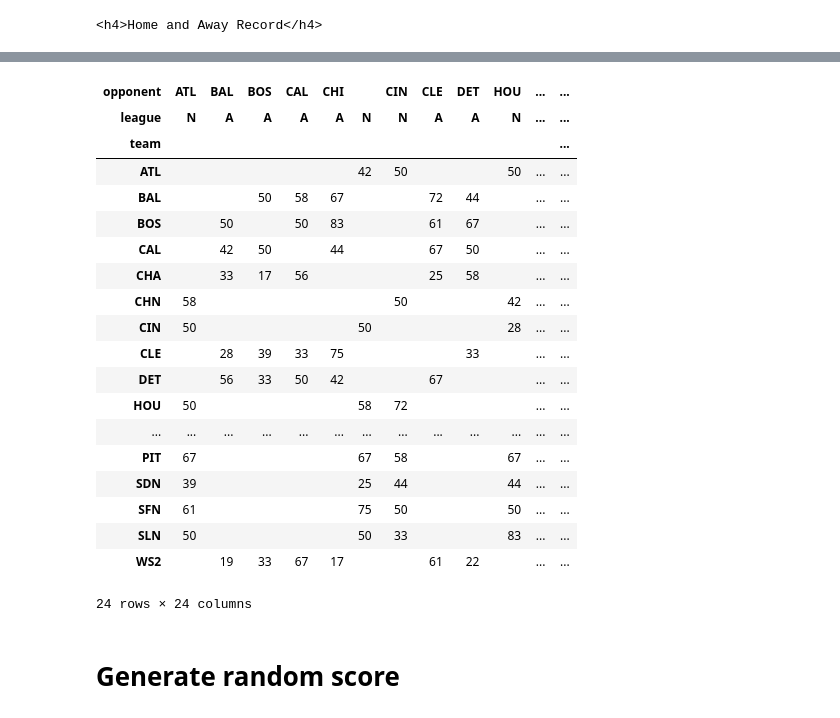
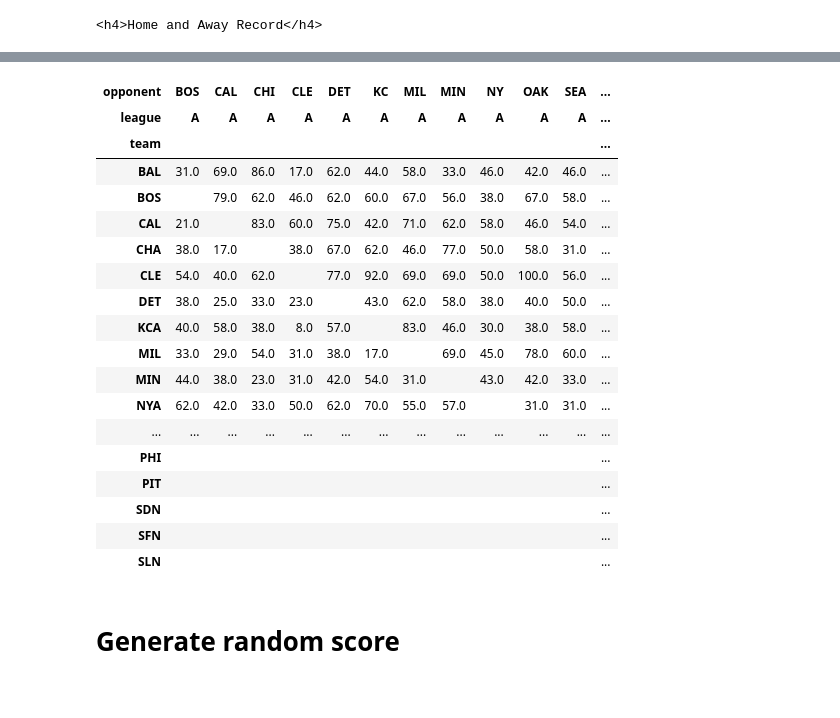
Before and after one commit to jgodin21/sherco_ratings, a Jupyter notebook: code/create fast action chart for given season.ipynb, the cells around one changed output, grey strips where cells are left out. Drawn from its saved outputs; the diff is of its cells as text; code cells hidden in the pictures.

```diff
--- a/code/create fast action chart for given season.ipynb
+++ b/code/create fast action chart for given season.ipynb
@@ -262,12 +312,11 @@ base_url = "https://www.retrosheet.org/boxesetc/"
 
 def get_head2head(year, hrefs, cols, teams, type_dict):
     session = requests.session()
-    events = pd.DataFrame()
+    data_frames = []  # List to store each event2 DataFrame
     div_count = 0
+
     for href in hrefs:
-
         result = session.get(base_url + str(year) + "/" + hrefs[div_count])
-
         soup = BeautifulSoup(result.text, 'html.parser')
 
         first_pre = soup.find('h4')
@@ -279,9 +328,8 @@ def get_head2head(year, hrefs, cols, teams, type_dict):
         table = table.reset_index()
         table = table.drop(columns="index")
 
-
         event = pd.DataFrame()
-        event[cols] = table['unsplit'].str.split('\s+',expand=True)
+        event[cols] = table['unsplit'].str.split(r'\s+', expand=True)
         event["team"] = teams[div_count]
         event = event.astype(type_dict)
         event["total_win_pct"] = (event["total_w"] / event["total_g"]).astype(float)
@@ -325,14 +373,17 @@ def get_head2head(year, hrefs, cols, teams, type_dict):
         event["roll"] = event["roll"].replace(np.nan, "")
 
         event2 = event[["team", "opponent", "league", "total_win_pct", "roll"]]
-        events = events.append(event2, ignore_index=True)
+        data_frames.append(event2)  # Append DataFrame to list instead of using .append()
 
         div_count += 1
 
+    # Concatenate all DataFrames at once (more efficient)
+    events = pd.concat(data_frames, ignore_index=True)
     return events
 # %%
-pd.set_option('display.max_rows', 300)
-win_pct_1971 = get_head2head(1971, my_hrefs, my_cols, my_teams, type_dict)
-win_pct_1971
+pd.set_option('display.max_rows', 400)
+pd.set_option('display.max_columns', 50)
+win_pct_1995 = get_head2head(1995, my_hrefs, my_cols, my_teams, type_dict)
+win_pct_1995
 # %% [output]
 |  | team | opponent | league | total_win_pct | roll |
@@ -354,0 +406,3 @@ win_pct_1971
+# %%
+win_pct_1995 = win_pct_1995.sort_values(['league', 'team', 'opponent'], ascending=[True, True, True])
+win_pct_1995
@@ -382,28 +453,27 @@ table_1971.to_excel('../data/Fast Action Chart 1971.xlsx', engine='openpyxl')
 # %%
-win_pct_1971["pct"] = round(win_pct_1971["total_win_pct"], 2) * 100
+win_pct_1995["pct"] = round(win_pct_1995["total_win_pct"], 2) * 100
 # %%
-prob_1971 = pd.pivot_table(win_pct_1971, values='pct', index=['team'],
-                    columns=['opponent', 'league'], aggfunc=np.sum, fill_value="")
-prob_1971
+prob_1995 = pd.pivot_table(win_pct_1995, values='pct', index=['team'],
+                    columns=['opponent', 'league'], aggfunc="sum", fill_value="", sort=False)
+prob_1995
 # %% [output]
-| opponent | ATL | BAL | BOS | CAL | CHI |  | CIN | CLE | DET | HOU | ... | ... |
-| league | N | A | A | A | A | N | N | A | A | N | ... | ... |
+| opponent | BOS | CAL | CHI | CLE | DET | KC | MIL | MIN | NY | OAK | SEA | ... |
+| league | A | A | A | A | A | A | A | A | A | A | A | ... |
 | team |  |  |  |  |  |  |  |  |  |  |  | ... |
-| ATL |  |  |  |  |  | 42 | 50 |  |  | 50 | ... | ... |
-| BAL |  |  | 50 | 58 | 67 |  |  | 72 | 44 |  | ... | ... |
-| BOS |  | 50 |  | 50 | 83 |  |  | 61 | 67 |  | ... | ... |
-| CAL |  | 42 | 50 |  | 44 |  |  | 67 | 50 |  | ... | ... |
-| CHA |  | 33 | 17 | 56 |  |  |  | 25 | 58 |  | ... | ... |
-| CHN | 58 |  |  |  |  |  | 50 |  |  | 42 | ... | ... |
-| CIN | 50 |  |  |  |  | 50 |  |  |  | 28 | ... | ... |
-| CLE |  | 28 | 39 | 33 | 75 |  |  |  | 33 |  | ... | ... |
-| DET |  | 56 | 33 | 50 | 42 |  |  | 67 |  |  | ... | ... |
-| HOU | 50 |  |  |  |  | 58 | 72 |  |  |  | ... | ... |
+| BAL | 31.0 | 69.0 | 86.0 | 17.0 | 62.0 | 44.0 | 58.0 | 33.0 | 46.0 | 42.0 | 46.0 | ... |
+| BOS |  | 79.0 | 62.0 | 46.0 | 62.0 | 60.0 | 67.0 | 56.0 | 38.0 | 67.0 | 58.0 | ... |
+| CAL | 21.0 |  | 83.0 | 60.0 | 75.0 | 42.0 | 71.0 | 62.0 | 58.0 | 46.0 | 54.0 | ... |
+| CHA | 38.0 | 17.0 |  | 38.0 | 67.0 | 62.0 | 46.0 | 77.0 | 50.0 | 58.0 | 31.0 | ... |
+| CLE | 54.0 | 40.0 | 62.0 |  | 77.0 | 92.0 | 69.0 | 69.0 | 50.0 | 100.0 | 56.0 | ... |
+| DET | 38.0 | 25.0 | 33.0 | 23.0 |  | 43.0 | 62.0 | 58.0 | 38.0 | 40.0 | 50.0 | ... |
+| KCA | 40.0 | 58.0 | 38.0 | 8.0 | 57.0 |  | 83.0 | 46.0 | 30.0 | 38.0 | 58.0 | ... |
+| MIL | 33.0 | 29.0 | 54.0 | 31.0 | 38.0 | 17.0 |  | 69.0 | 45.0 | 78.0 | 60.0 | ... |
+| MIN | 44.0 | 38.0 | 23.0 | 31.0 | 42.0 | 54.0 | 31.0 |  | 43.0 | 42.0 | 33.0 | ... |
+| NYA | 62.0 | 42.0 | 33.0 | 50.0 | 62.0 | 70.0 | 55.0 | 57.0 |  | 31.0 | 31.0 | ... |
 | ... | ... | ... | ... | ... | ... | ... | ... | ... | ... | ... | ... | ... |
-| PIT | 67 |  |  |  |  | 67 | 58 |  |  | 67 | ... | ... |
-| SDN | 39 |  |  |  |  | 25 | 44 |  |  | 44 | ... | ... |
-| SFN | 61 |  |  |  |  | 75 | 50 |  |  | 50 | ... | ... |
-| SLN | 50 |  |  |  |  | 50 | 33 |  |  | 83 | ... | ... |
-| WS2 |  | 19 | 33 | 67 | 17 |  |  | 61 | 22 |  | ... | ... |
+| PHI |  |  |  |  |  |  |  |  |  |  |  | ... |
+| PIT |  |  |  |  |  |  |  |  |  |  |  | ... |
+| SDN |  |  |  |  |  |  |  |  |  |  |  | ... |
+| SFN |  |  |  |  |  |  |  |  |  |  |  | ... |
+| SLN |  |  |  |  |  |  |  |  |  |  |  | ... |
-24 rows × 24 columns
 # %%
```
Also changed, not shown: parts of 58 cells of this notebook.
